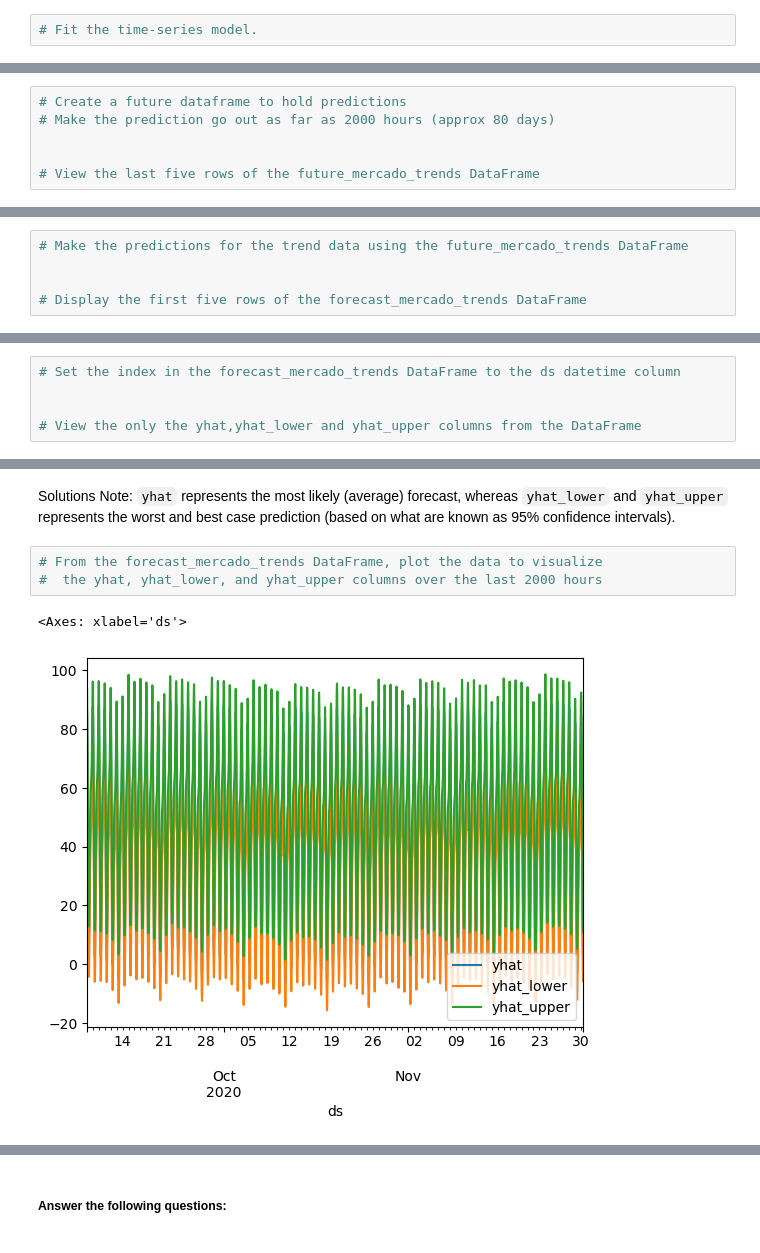
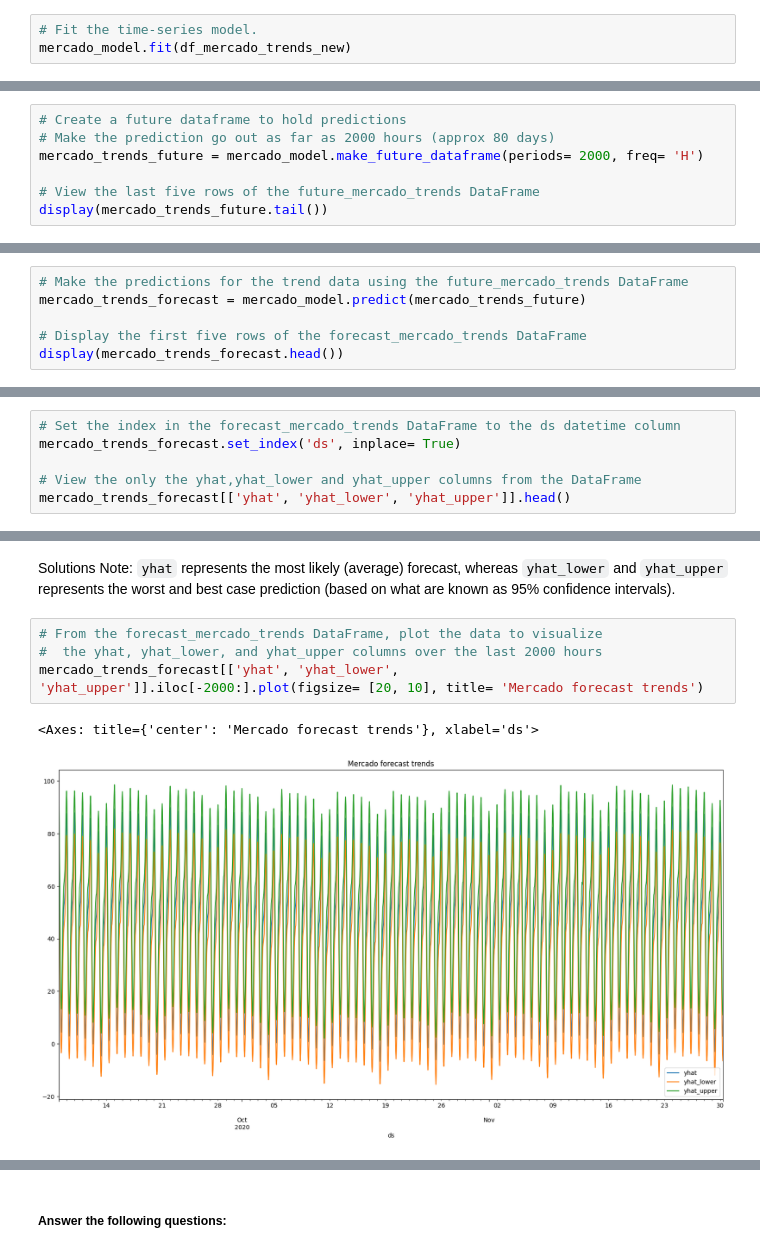
Before and after one commit to kramer2024/prophet-challenge, a Jupyter notebook: forecasting_net_prophet.ipynb, the cells around one changed output, grey strips where cells are left out. Saved outputs shown, nothing was run; the diff lists cells and outputs as text.

```diff
--- a/forecasting_net_prophet.ipynb
+++ b/forecasting_net_prophet.ipynb
@@ -449,4 +456,5 @@ Now, you need to produce a time series model that analyzes and forecasts pattern
 <prophet.forecaster.Prophet at 0x...>
 # %%
 # Fit the time-series model.
+mercado_model.fit(df_mercado_trends_new)
 # %% [output]
@@ -456,9 +471,10 @@ Now, you need to produce a time series model that analyzes and forecasts pattern
 # %%
 # Create a future dataframe to hold predictions
 # Make the prediction go out as far as 2000 hours (approx 80 days)
-
+mercado_trends_future = mercado_model.make_future_dataframe(periods= 2000, freq= 'H')
 
 # View the last five rows of the future_mercado_trends DataFrame
+display(mercado_trends_future.tail())
 # %% [output]
 |  | ds |
 | 39101 | 2020-11-30 04:00:00 |
@@ -468,8 +484,9 @@ Now, you need to produce a time series model that analyzes and forecasts pattern
 | 39105 | 2020-11-30 08:00:00 |
 # %%
 # Make the predictions for the trend data using the future_mercado_trends DataFrame
-
+mercado_trends_forecast = mercado_model.predict(mercado_trends_future)
 
 # Display the first five rows of the forecast_mercado_trends DataFrame
+display(mercado_trends_forecast.head())
 # %% [output]
 |  | ds | trend | yhat_lower | yhat_upper | trend_lower | trend_upper | additive_terms | ... |
@@ -502,9 +520,10 @@ Now, you need to produce a time series model that analyzes and forecasts pattern
 * What's the lowest point for search traffic in the calendar year?
 # %%
 # Set the index in the forecast_mercado_trends DataFrame to the ds datetime column
-
+mercado_trends_forecast.set_index('ds', inplace= True)
 
 # View the only the yhat,yhat_lower and yhat_upper columns from the DataFrame
+mercado_trends_forecast[['yhat', 'yhat_lower', 'yhat_upper']].head()
 # %% [output]
 |  | yhat | yhat_lower | yhat_upper |
 | ds |  |  |  |
@@ -518,8 +537,9 @@ Solutions Note: `yhat` represents the most likely (average) forecast, whereas `y
 # %%
 # From the forecast_mercado_trends DataFrame, plot the data to visualize
 #  the yhat, yhat_lower, and yhat_upper columns over the last 2000 hours
+mercado_trends_forecast[['yhat', 'yhat_lower', 'yhat_upper']].iloc[-2000:].plot(figsize= [20, 10], title= 'Mercado forecast trends')
 # %% [output]
-<Axes: xlabel='ds'>
+<Axes: title={'center': 'Mercado forecast trends'}, xlabel='ds'>
-[figure, old version]
+[figure, new version]
 # %%
 # Reset the index in the forecast_mercado_trends DataFrame
```
Also changed, not shown: parts of 9 cells of this notebook.
